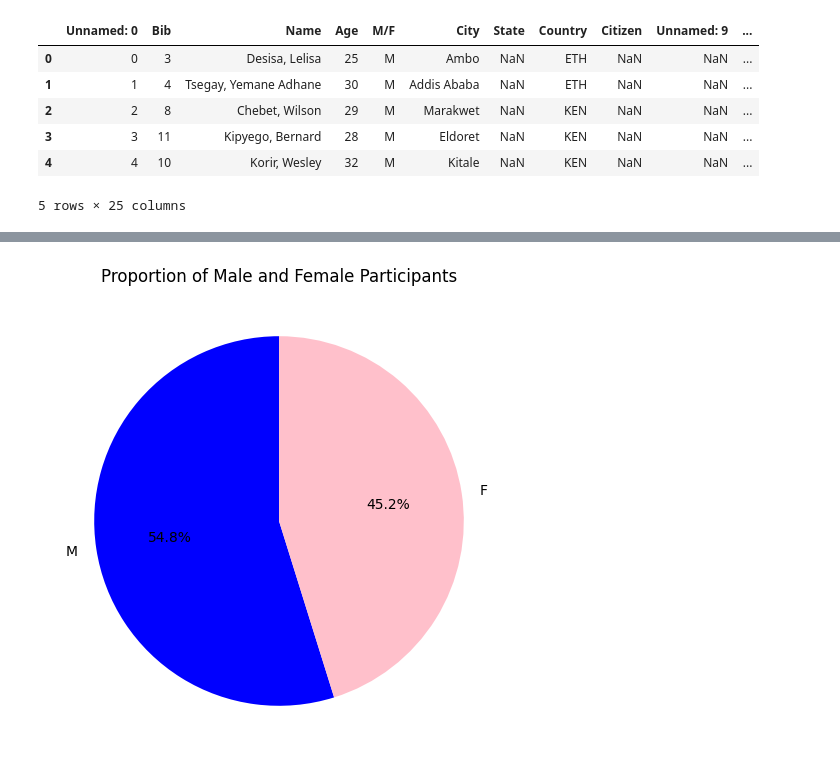
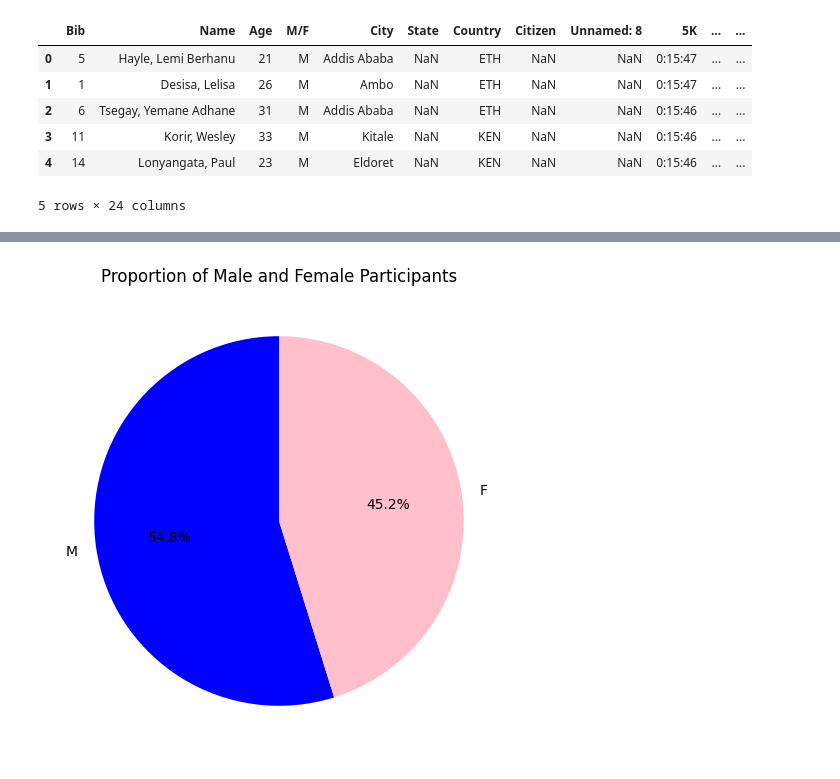
Before and after one commit to com-480-data-visualization/Sacoche, a Jupyter notebook: exploration.ipynb, the cells around one changed output, grey strips where cells are left out. Cells and saved outputs as stored; diff of their text form; code cells hidden in the pictures.

```diff
--- a/exploration.ipynb
+++ b/exploration.ipynb
@@ -1,16 +1,16 @@
 # %%
 import pandas as pd
 
 # Load the CSV file into a DataFrame
-df = pd.read_csv("archive/marathon_results_2015.csv")
+df = pd.read_csv("archive/marathon_results_2016.csv")
 
 # Display the first few rows of the dataset
 df.head()
 # %% [output]
-|  | Unnamed: 0 | Bib | Name | Age | M/F | City | State | Country | Citizen | Unnamed: 9 | ... |
-| 0 | 0 | 3 | Desisa, Lelisa | 25 | M | Ambo | NaN | ETH | NaN | NaN | ... |
-| 1 | 1 | 4 | Tsegay, Yemane Adhane | 30 | M | Addis Ababa | NaN | ETH | NaN | NaN | ... |
-| 2 | 2 | 8 | Chebet, Wilson | 29 | M | Marakwet | NaN | KEN | NaN | NaN | ... |
-| 3 | 3 | 11 | Kipyego, Bernard | 28 | M | Eldoret | NaN | KEN | NaN | NaN | ... |
-| 4 | 4 | 10 | Korir, Wesley | 32 | M | Kitale | NaN | KEN | NaN | NaN | ... |
+|  | Bib | Name | Age | M/F | City | State | Country | Citizen | Unnamed: 8 | 5K | ... | ... |
+| 0 | 5 | Hayle, Lemi Berhanu | 21 | M | Addis Ababa | NaN | ETH | NaN | NaN | 0:15:47 | ... | ... |
+| 1 | 1 | Desisa, Lelisa | 26 | M | Ambo | NaN | ETH | NaN | NaN | 0:15:47 | ... | ... |
+| 2 | 6 | Tsegay, Yemane Adhane | 31 | M | Addis Ababa | NaN | ETH | NaN | NaN | 0:15:46 | ... | ... |
+| 3 | 11 | Korir, Wesley | 33 | M | Kitale | NaN | KEN | NaN | NaN | 0:15:46 | ... | ... |
+| 4 | 14 | Lonyangata, Paul | 23 | M | Eldoret | NaN | KEN | NaN | NaN | 0:15:46 | ... | ... |
-5 rows × 25 columns
+5 rows × 24 columns
```
Also changed, not shown: parts of 3 cells of this notebook, 3 other files.
